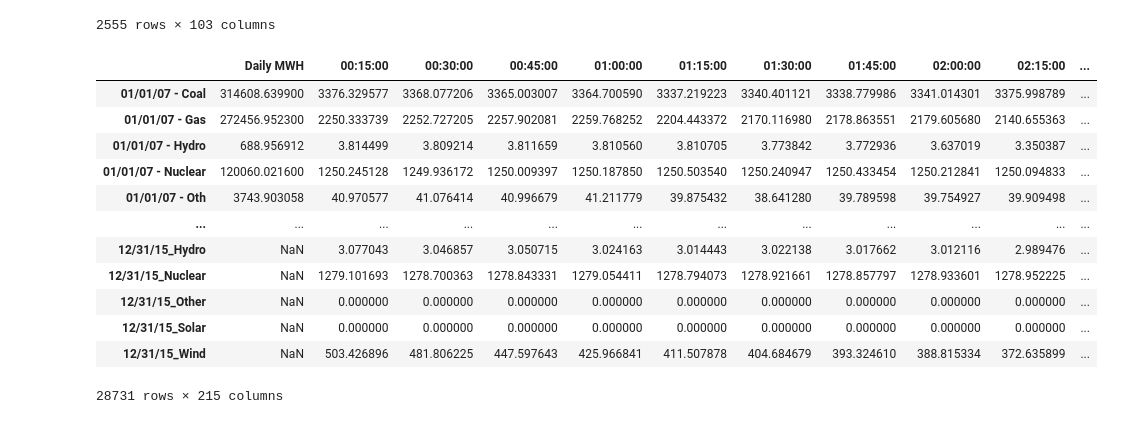
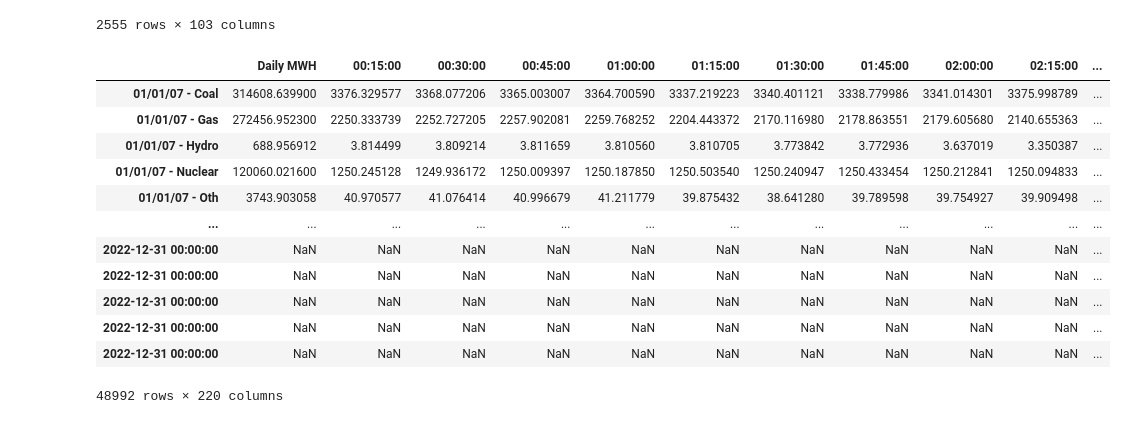
Before and after one commit to mustang-lexie/MSDS_6120_Capstone_ARW_LEXIE, a Jupyter notebook: testing.ipynb, the cells around one changed output. Cells and saved outputs as stored; diff of their text form; code cells hidden in the pictures.

Commit message:
all data loaded but neads cleaning

```diff
--- a/testing.ipynb
+++ b/testing.ipynb
@@ -72,7 +72,7 @@ all_data = pd.DataFrame()
 
 # Loop through years from 2007 to 2008
 #file naming structure changes in 2009 so that will be done in a diffrent loop
-for year in range(2007, 2016):
+for year in range(2007, 2023):
     path = f'data/IntGenByFuel{year}.xls'
     months = ('Jan', 'Feb', 'Mar', 'Apr', 'May', 'Jun', 'Jul', 'Aug', 'Sep', 'Oct', 'Nov', 'Dec')
     year_data = pd.DataFrame()
@@ -89,40 +89,50 @@ for year in range(2007, 2016):
             fuel_month.columns = col_list
             year_data = year_data.append(fuel_month)
 
-        if year == 2011:
+        elif year == 2011:
             fuel_month = pd.read_excel(path, sheet_name=f'{month}{str(year)[-2:]}', index_col=0)
             #rename the index to match naming pattern
             fuel_month.index = fuel_month.index.strftime('%Y-%m-%d') + ' - ' + fuel_month['Fuel']
             fuel_month = fuel_month.drop(columns=['Fuel'])
             #filter out old index records
             fuel_month = fuel_month[fuel_month.index.str.contains('-')]
             year_data = year_data.append(fuel_month)
 
-        if year > 2008 and year < 2016:
+        elif year > 2008 and year < 2016 and year != 2011:
             fuel_month = pd.read_excel(path, sheet_name=f'{month}{str(year)[-2:]}', index_col=0)
+            year_data = year_data.append(fuel_month)
+
+        elif year == 2016:
+            path = f'data/IntGenByFuel{year}.xlsx'
+            fuel_month = pd.read_excel(path, sheet_name=f'{month}{str(year)[-2:]}', index_col=0)
+            year_data = year_data.append(fuel_month)
+
+        elif year > 2016:
+            path = f'data/IntGenByFuel{year}.xlsx'
+            fuel_month = pd.read_excel(path, sheet_name=f'{month}', index_col=0)
             year_data = year_data.append(fuel_month)
 
 
         else:
             fuel_month = pd.read_excel(path, sheet_name=f'{month}{year}', index_col=0)
             year_data = year_data.append(fuel_month)
 
     # Append the data for the current year to the all_data DataFrame
     all_data = all_data.append(year_data)
 
 # The all_data DataFrame now contains the data from all months and years
 all_data
 # %% [output]
 |  | Daily MWH | 00:15:00 | 00:30:00 | 00:45:00 | 01:00:00 | 01:15:00 | 01:30:00 | 01:45:00 | 02:00:00 | 02:15:00 | ... |
 | 01/01/07 - Coal | 314608.639900 | 3376.329577 | 3368.077206 | 3365.003007 | 3364.700590 | 3337.219223 | 3340.401121 | 3338.779986 | 3341.014301 | 3375.998789 | ... |
 | 01/01/07 - Gas | 272456.952300 | 2250.333739 | 2252.727205 | 2257.902081 | 2259.768252 | 2204.443372 | 2170.116980 | 2178.863551 | 2179.605680 | 2140.655363 | ... |
 | 01/01/07 - Hydro | 688.956912 | 3.814499 | 3.809214 | 3.811659 | 3.810560 | 3.810705 | 3.773842 | 3.772936 | 3.637019 | 3.350387 | ... |
 | 01/01/07 - Nuclear | 120060.021600 | 1250.245128 | 1249.936172 | 1250.009397 | 1250.187850 | 1250.503540 | 1250.240947 | 1250.433454 | 1250.212841 | 1250.094833 | ... |
 | 01/01/07 - Oth | 3743.903058 | 40.970577 | 41.076414 | 40.996679 | 41.211779 | 39.875432 | 38.641280 | 39.789598 | 39.754927 | 39.909498 | ... |
 | ... | ... | ... | ... | ... | ... | ... | ... | ... | ... | ... | ... |
-| 12/31/15_Hydro | NaN | 3.077043 | 3.046857 | 3.050715 | 3.024163 | 3.014443 | 3.022138 | 3.017662 | 3.012116 | 2.989476 | ... |
-| 12/31/15_Nuclear | NaN | 1279.101693 | 1278.700363 | 1278.843331 | 1279.054411 | 1278.794073 | 1278.921661 | 1278.857797 | 1278.933601 | 1278.952225 | ... |
-| 12/31/15_Other | NaN | 0.000000 | 0.000000 | 0.000000 | 0.000000 | 0.000000 | 0.000000 | 0.000000 | 0.000000 | 0.000000 | ... |
-| 12/31/15_Solar | NaN | 0.000000 | 0.000000 | 0.000000 | 0.000000 | 0.000000 | 0.000000 | 0.000000 | 0.000000 | 0.000000 | ... |
-| 12/31/15_Wind | NaN | 503.426896 | 481.806225 | 447.597643 | 425.966841 | 411.507878 | 404.684679 | 393.324610 | 388.815334 | 372.635899 | ... |
+| 2022-12-31 00:00:00 | NaN | NaN | NaN | NaN | NaN | NaN | NaN | NaN | NaN | NaN | ... |
+| 2022-12-31 00:00:00 | NaN | NaN | NaN | NaN | NaN | NaN | NaN | NaN | NaN | NaN | ... |
+| 2022-12-31 00:00:00 | NaN | NaN | NaN | NaN | NaN | NaN | NaN | NaN | NaN | NaN | ... |
+| 2022-12-31 00:00:00 | NaN | NaN | NaN | NaN | NaN | NaN | NaN | NaN | NaN | NaN | ... |
+| 2022-12-31 00:00:00 | NaN | NaN | NaN | NaN | NaN | NaN | NaN | NaN | NaN | NaN | ... |
-28731 rows × 215 columns
+48992 rows × 220 columns
```
Also changed, not shown: parts of 2 cells of this notebook, 1 other file.
